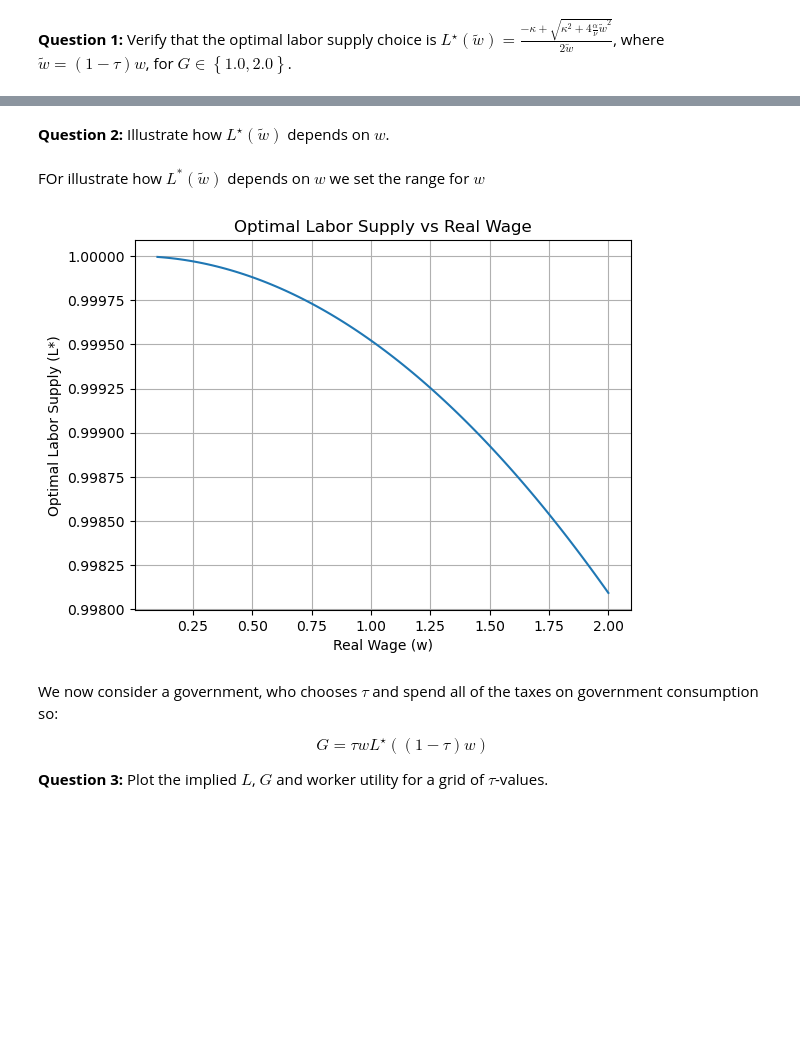
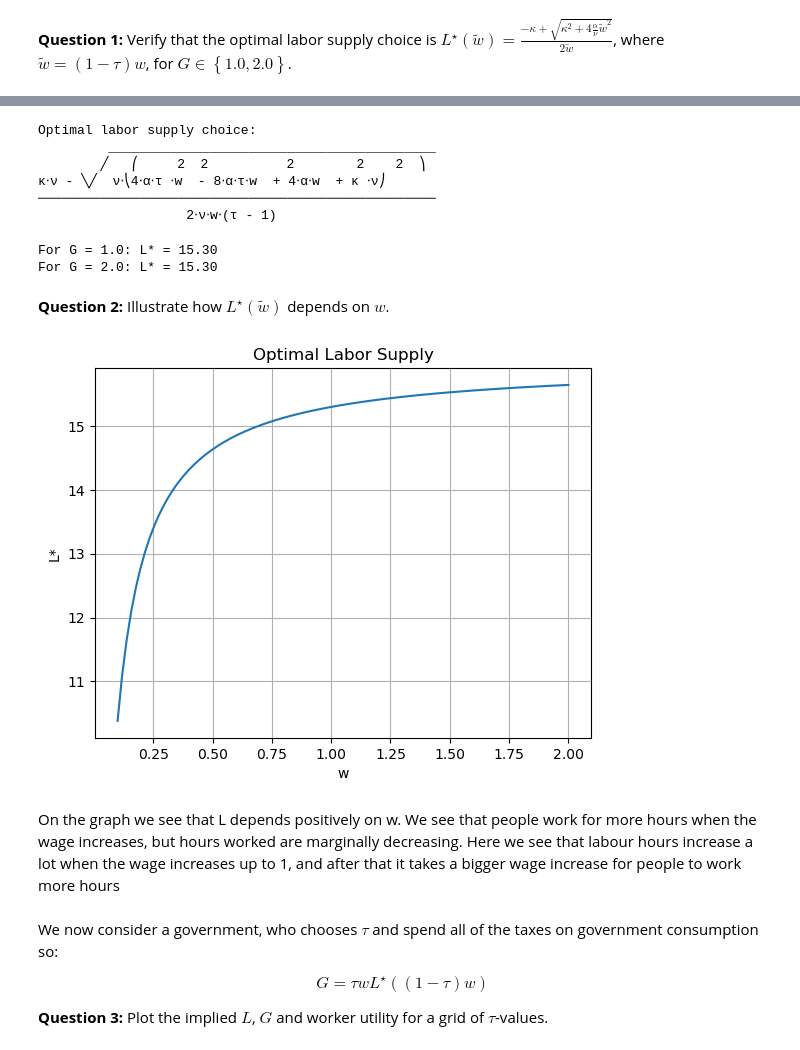
Before and after one commit to NumEconCopenhagen/projects-2023-rikke-og-emma, a Jupyter notebook: Examproject/Exam-2023-notebook.ipynb, the cells around one changed output, grey strips where cells are left out. Saved outputs shown, nothing was run; the diff lists cells and outputs as text; code cells hidden in the pictures; blank space fills up the shorter version.

```diff
--- a/Examproject/Exam-2023-notebook.ipynb
+++ b/Examproject/Exam-2023-notebook.ipynb
@@ -81,24 +60,79 @@ L*(w~) when G = 2.0: 0.9995219417823027
+# %%
+import sympy as sp
+
+# Define the symbols
+L, kappa, alpha, nu, tau, w, G = sp.symbols('L kappa alpha nu tau w G')
+
+# Define the utility function
+C = kappa + (1 - tau) * w * L
+utility = sp.log(C**alpha * G**(1 - alpha)) - nu * L**2 / 2
+
+# Calculate the derivative of the utility function with respect to L
+dV_dL = utility.diff(L)
+
+# Solve for the optimal labor supply choice L*
+L_star = sp.solve(dV_dL, L)[0]
+
+# Print the expression for L*
+print("Optimal labor supply choice:")
+sp.pprint(L_star)
+# %% [output]
+Optimal labor supply choice:
+         __________________________________________
+        ╱   ⎛     2  2          2        2    2  ⎞
+κ⋅ν - ╲╱  ν⋅⎝4⋅α⋅τ ⋅w  - 8⋅α⋅τ⋅w  + 4⋅α⋅w  + κ ⋅ν⎠
+───────────────────────────────────────────────────
+                   2⋅ν⋅w⋅(τ - 1)
+# %%
+import math
+
+# Given parameters
+alpha = 0.5
+kappa = 1.0
+nu = 1.0 / (2 * 16 ** 2)
+w = 1.0
+tau = 0.30
+
+# Calculate the optimal labor supply for different values of G
+G_values = [1.0, 2.0]
+for G in G_values:
+    # Calculate tilde(w)
+    w_tilde = (1 - tau) * w
+    # Calculate the optimal labor supply
+    L_star = (-kappa + math.sqrt(kappa ** 2 + 4 * alpha / nu * w_tilde ** 2)) / (2 * w_tilde)
+
+    # Print the result
+    print(f"For G = {G}: L* = {L_star:.2f}")
+# %% [output]
+For G = 1.0: L* = 15.30
+For G = 2.0: L* = 15.30
 # %% [markdown]
 **Question 2:** Illustrate how $L^{\star}(\tilde{w})$ depends on $w$.
-# %% [markdown]
-FOr illustrate how $L^*(\tilde{w})$ depends on $w$ we set the range for $w$
 # %%
-#Range for w
-w_values = np.linspace(0.1, 2.0, 100)
+# Range of w values
+w_values = np.linspace(0.1, 2.0, 100)  # Adjust the range as needed
 
+# Calculate L* for each w value
+L_star_values = []
+for w in w_values:
+    # Calculate tilde(w)
+    w_tilde = (1 - tau) * w
 
-#Define new function
-L_star_values = [calculate_optimal_labor_supply((1 - tau) * w, tau, G) for w in w_values]
+    # Calculate the optimal labor supply
+    L_star = (-kappa + np.sqrt(kappa ** 2 + 4 * alpha / nu * w_tilde ** 2)) / (2 * w_tilde)
+    L_star_values.append(L_star)
 
-#plot
+# Plot the results
 plt.plot(w_values, L_star_values)
-plt.xlabel('Real Wage (w)')
-plt.ylabel('Optimal Labor Supply (L*)')
-plt.title('Optimal Labor Supply vs Real Wage')
+plt.xlabel('w')
+plt.ylabel('L*')
+plt.title('Optimal Labor Supply')
 plt.grid(True)
 plt.show()
 # %% [output]
-[figure, old version]
+[figure, new version]
+# %% [markdown]
+On the graph we see that L depends positively on w. We see that people work for more hours when the wage increases, but hours worked are marginally decreasing. Here we see that labour hours increase a lot when the wage increases up to 1, and after that it takes a bigger wage increase for people to work more hours
 # %% [markdown]
 
 We now consider a government, who chooses $\tau$ and spend all of the taxes on government consumption so:
```
Also changed, not shown: parts of 29 cells of this notebook.
